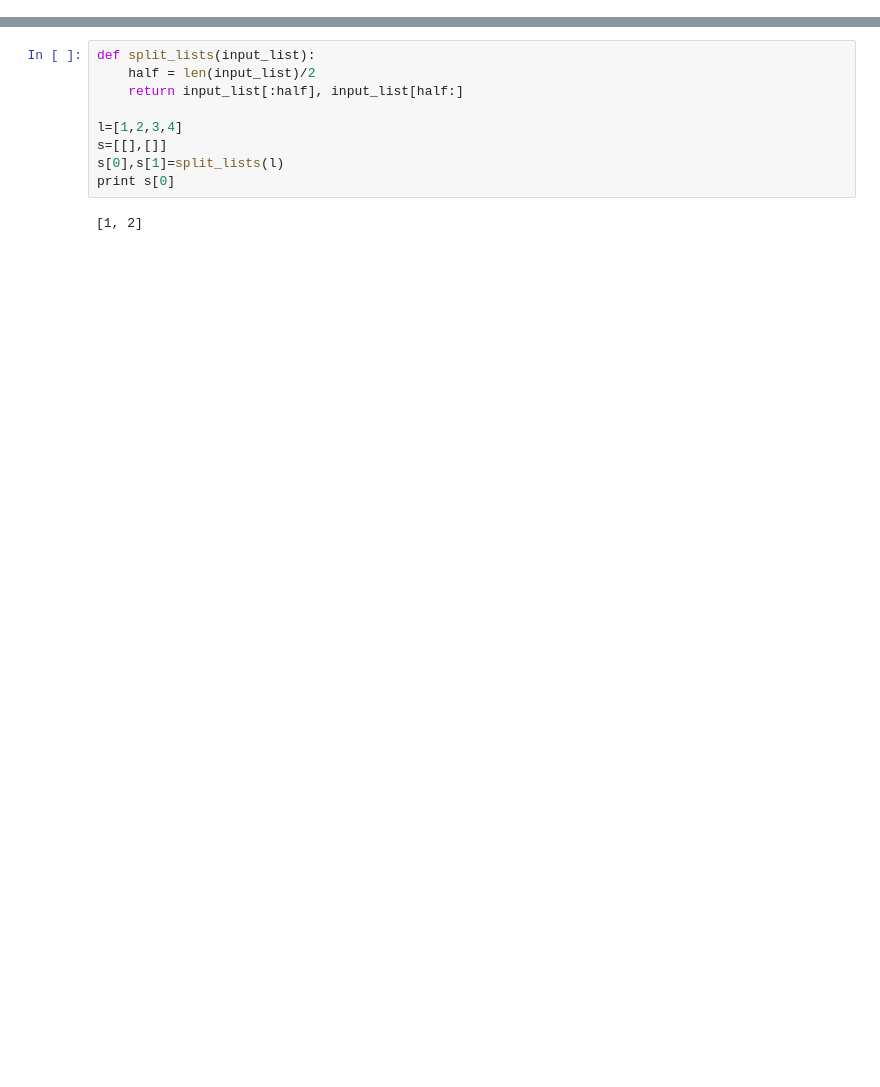
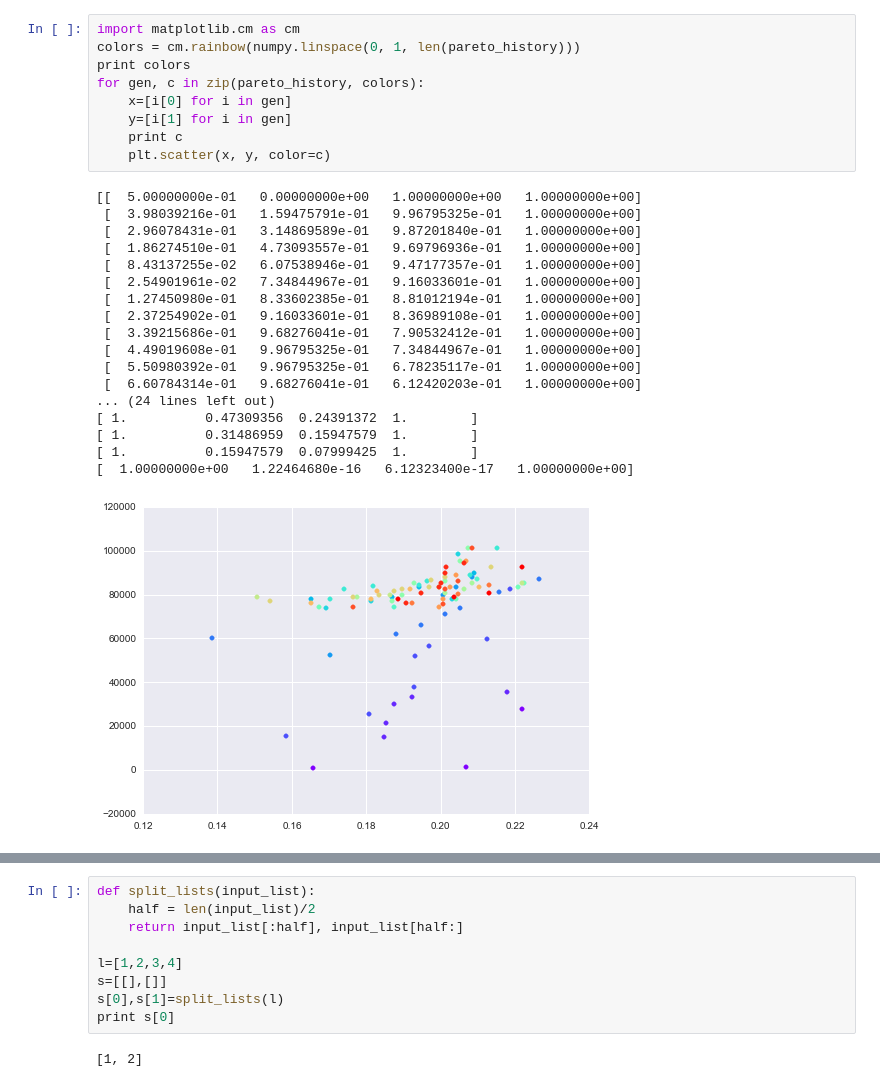
Before and after one commit to colinsh21/Python, a Jupyter notebook: ipython/ACO/V3 Multi-System ACO.ipynb, the cells around one changed output, grey strips where cells are left out. Drawn from its saved outputs; the diff is of its cells as text; blank space fills up the shorter version.

Commit message:
Debugging
Correcting update errors.
Looping identification and stopping.
Pareto front plotting.
System visualization.

```diff
--- a/ipython/ACO/V3 Multi-System ACO.ipynb
+++ b/ipython/ACO/V3 Multi-System ACO.ipynb
@@ -734,0 +1044,28 @@ class Space(object):
+# %%
+import matplotlib.cm as cm
+colors = cm.rainbow(numpy.linspace(0, 1, len(pareto_history)))
+print colors
+for gen, c in zip(pareto_history, colors):
+    x=[i[0] for i in gen]
+    y=[i[1] for i in gen]
+    print c
+    plt.scatter(x, y, color=c)
+# %% [output]
+[[  5.00000000e-01   0.00000000e+00   1.00000000e+00   1.00000000e+00]
+ [  3.98039216e-01   1.59475791e-01   9.96795325e-01   1.00000000e+00]
+ [  2.96078431e-01   3.14869589e-01   9.87201840e-01   1.00000000e+00]
+ [  1.86274510e-01   4.73093557e-01   9.69796936e-01   1.00000000e+00]
+ [  8.43137255e-02   6.07538946e-01   9.47177357e-01   1.00000000e+00]
+ [  2.54901961e-02   7.34844967e-01   9.16033601e-01   1.00000000e+00]
+ [  1.27450980e-01   8.33602385e-01   8.81012194e-01   1.00000000e+00]
+ [  2.37254902e-01   9.16033601e-01   8.36989108e-01   1.00000000e+00]
+ [  3.39215686e-01   9.68276041e-01   7.90532412e-01   1.00000000e+00]
+ [  4.49019608e-01   9.96795325e-01   7.34844967e-01   1.00000000e+00]
+ [  5.50980392e-01   9.96795325e-01   6.78235117e-01   1.00000000e+00]
+ [  6.60784314e-01   9.68276041e-01   6.12420203e-01   1.00000000e+00]
+... (24 lines left out)
+[ 1.          0.47309356  0.24391372  1.        ]
+[ 1.          0.31486959  0.15947579  1.        ]
+[ 1.          0.15947579  0.07999425  1.        ]
+[  1.00000000e+00   1.22464680e-16   6.12323400e-17   1.00000000e+00]
+[figure, added]
```
Also changed, not shown: parts of 16 cells of this notebook.
